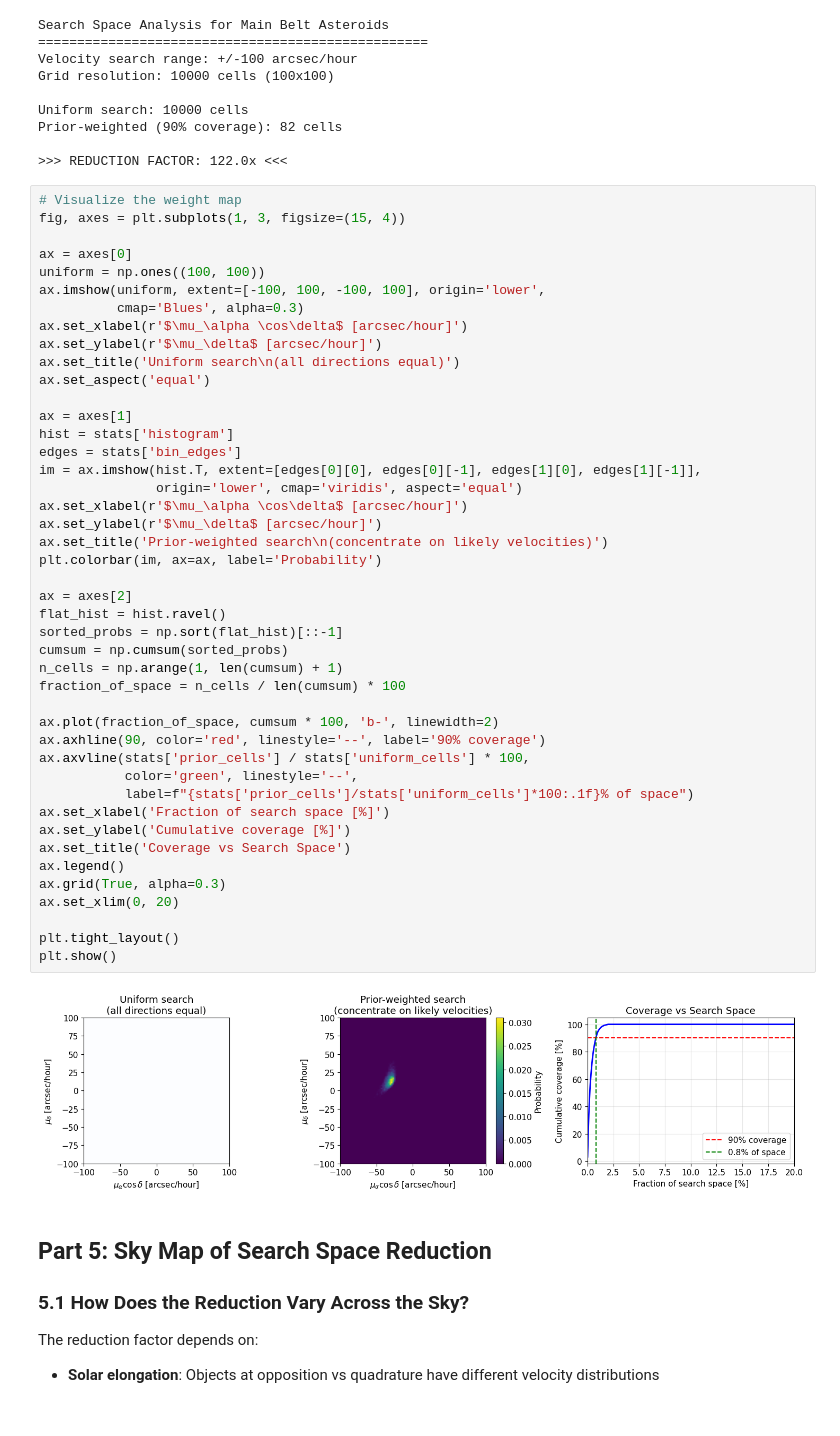
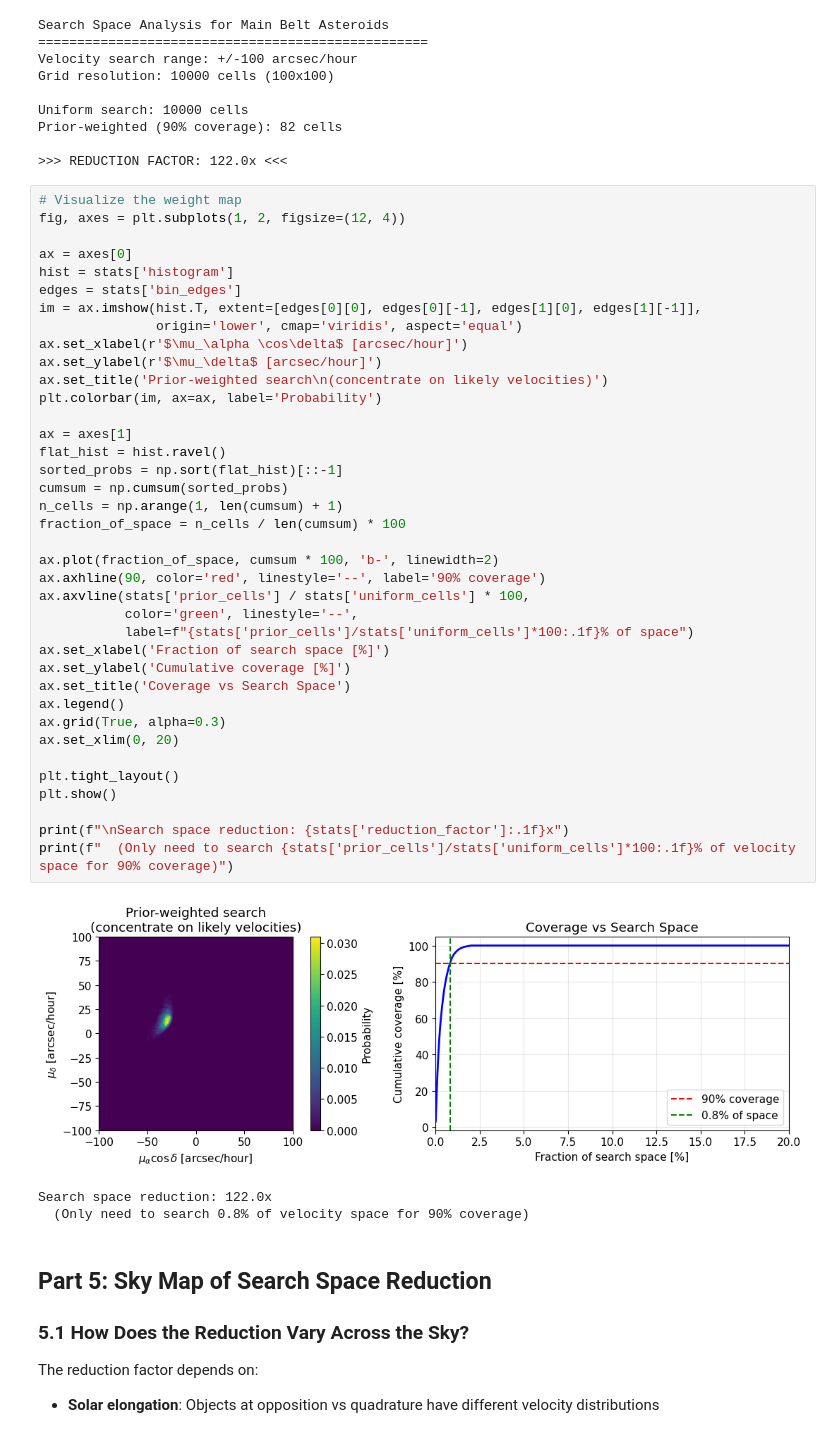
Before and after one commit to tingyuansen/asteroid-velocity-prior, a Jupyter notebook: tutorial.ipynb, the cells around one changed output. Cells and saved outputs as stored; diff of their text form.

Commit message:
Remove redundant uniform search subplot
Simplified visualization from 3 panels to 2, removing the empty
"Uniform search" box that didn't add useful information.

```diff
--- a/tutorial.ipynb
+++ b/tutorial.ipynb
@@ -547,50 +547,46 @@ Prior-weighted (90% coverage): 82 cells
 >>> REDUCTION FACTOR: 122.0x <<<
 # %%
 # Visualize the weight map
-fig, axes = plt.subplots(1, 3, figsize=(15, 4))
+fig, axes = plt.subplots(1, 2, figsize=(12, 4))
 
 ax = axes[0]
-uniform = np.ones((100, 100))
-ax.imshow(uniform, extent=[-100, 100, -100, 100], origin='lower',
-          cmap='Blues', alpha=0.3)
-ax.set_xlabel(r'$\mu_\alpha \cos\delta$ [arcsec/hour]')
-ax.set_ylabel(r'$\mu_\delta$ [arcsec/hour]')
-ax.set_title('Uniform search\n(all directions equal)')
-ax.set_aspect('equal')
-
-ax = axes[1]
 hist = stats['histogram']
 edges = stats['bin_edges']
 im = ax.imshow(hist.T, extent=[edges[0][0], edges[0][-1], edges[1][0], edges[1][-1]],
                origin='lower', cmap='viridis', aspect='equal')
 ax.set_xlabel(r'$\mu_\alpha \cos\delta$ [arcsec/hour]')
 ax.set_ylabel(r'$\mu_\delta$ [arcsec/hour]')
 ax.set_title('Prior-weighted search\n(concentrate on likely velocities)')
 plt.colorbar(im, ax=ax, label='Probability')
 
-ax = axes[2]
+ax = axes[1]
 flat_hist = hist.ravel()
 sorted_probs = np.sort(flat_hist)[::-1]
 cumsum = np.cumsum(sorted_probs)
 n_cells = np.arange(1, len(cumsum) + 1)
 fraction_of_space = n_cells / len(cumsum) * 100
 
 ax.plot(fraction_of_space, cumsum * 100, 'b-', linewidth=2)
 ax.axhline(90, color='red', linestyle='--', label='90% coverage')
 ax.axvline(stats['prior_cells'] / stats['uniform_cells'] * 100,
            color='green', linestyle='--',
            label=f"{stats['prior_cells']/stats['uniform_cells']*100:.1f}% of space")
 ax.set_xlabel('Fraction of search space [%]')
 ax.set_ylabel('Cumulative coverage [%]')
 ax.set_title('Coverage vs Search Space')
 ax.legend()
 ax.grid(True, alpha=0.3)
 ax.set_xlim(0, 20)
 
 plt.tight_layout()
 plt.show()
+
+print(f"\nSearch space reduction: {stats['reduction_factor']:.1f}x")
+print(f"  (Only need to search {stats['prior_cells']/stats['uniform_cells']*100:.1f}% of velocity space for 90% coverage)")
 # %% [output]
-[figure, old version]
+[figure, new version]
+Search space reduction: 122.0x
+  (Only need to search 0.8% of velocity space for 90% coverage)
 # %% [markdown]
 ## Part 5: Sky Map of Search Space Reduction
 
```
